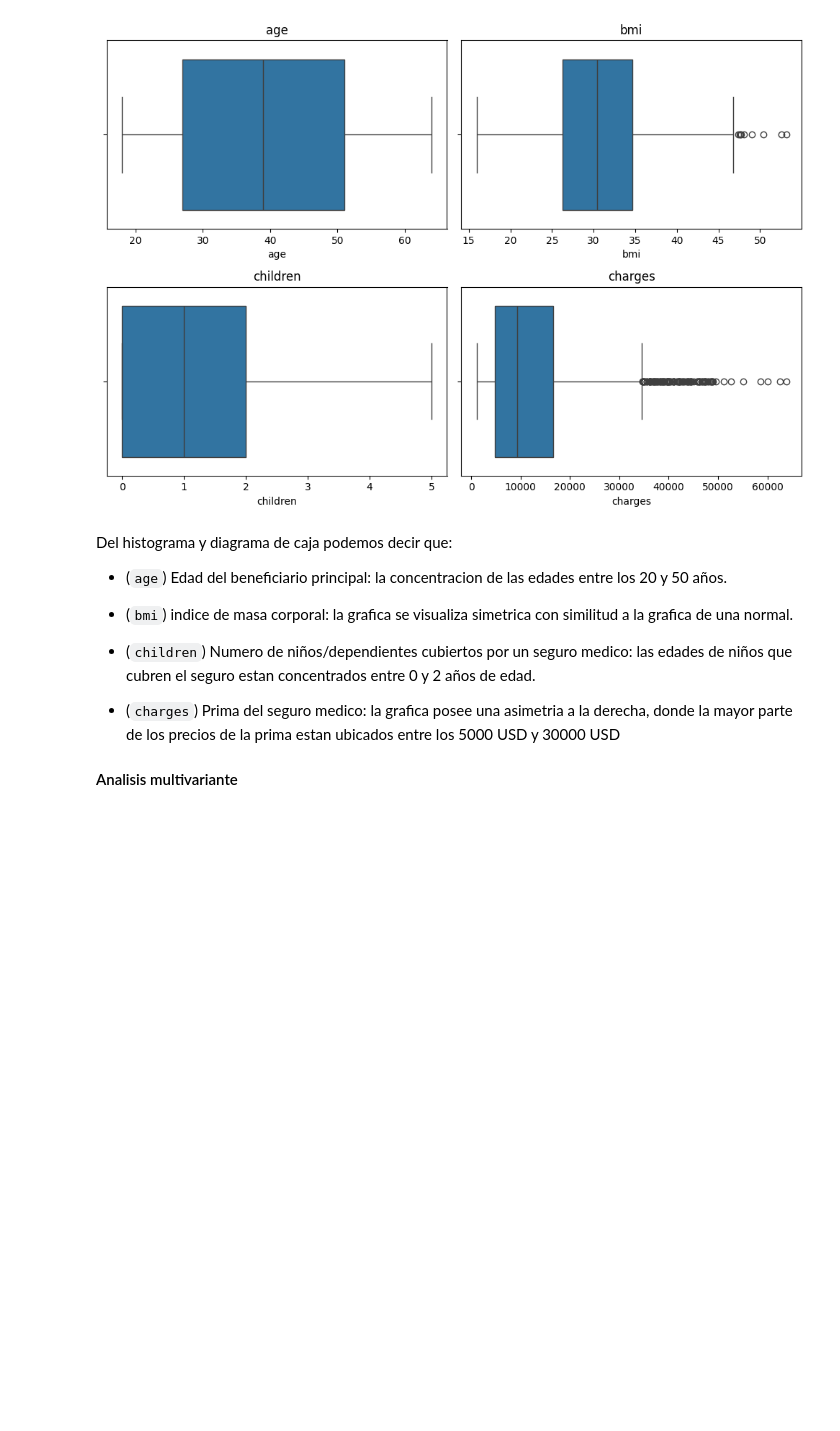
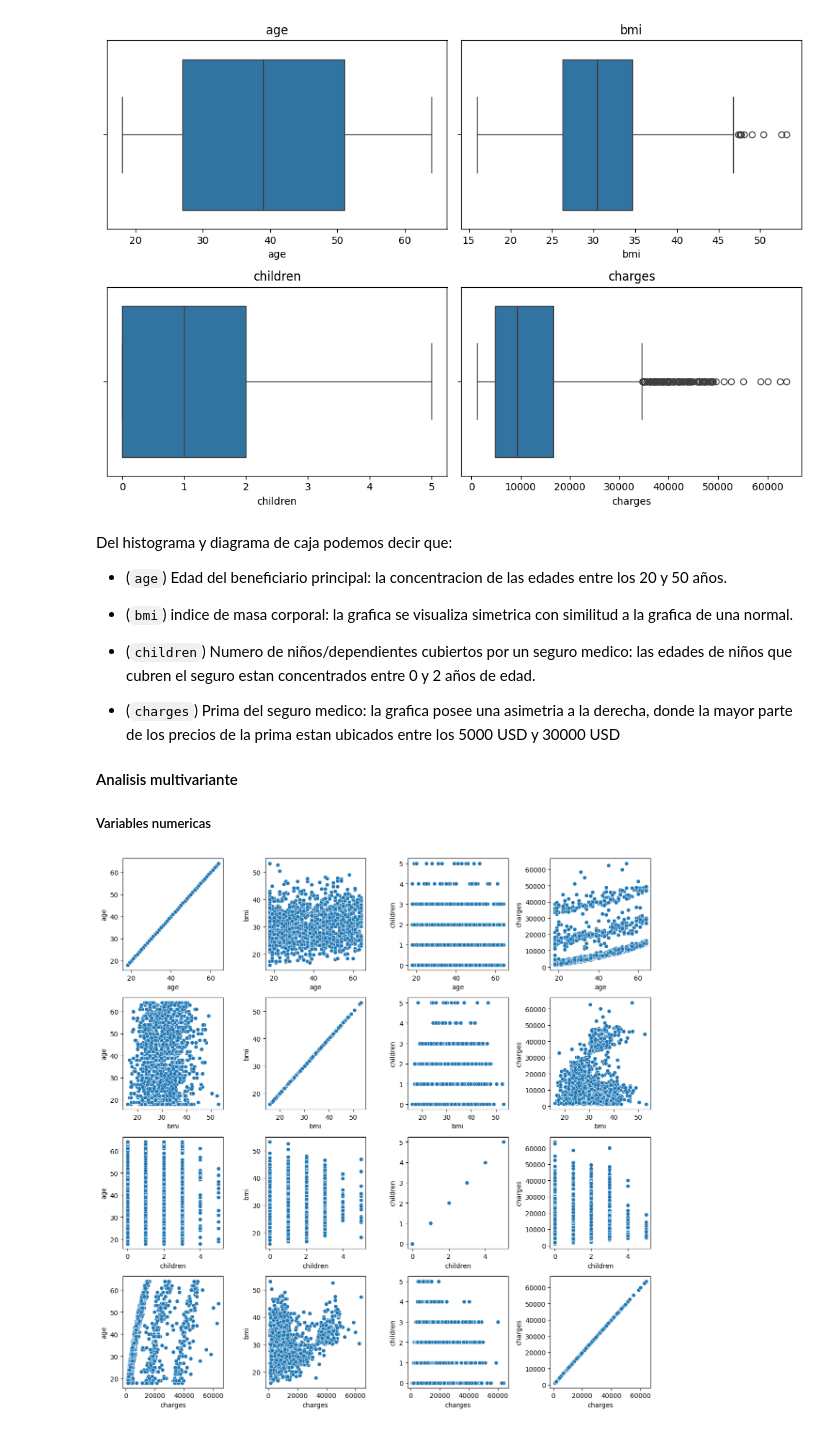
Before and after one commit to pjparreaza/LINEAR_REGRESSION, a Jupyter notebook: src/explore.ipynb, the cells around one changed output. Drawn from its saved outputs; the diff is of its cells as text; code cells hidden in the pictures; blank space fills up the shorter version.

```diff
--- a/src/explore.ipynb
+++ b/src/explore.ipynb
@@ -139,3 +140,23 @@ Del histograma y diagrama de caja podemos decir que:
 
 
 #### Analisis multivariante
+
+##### Variables numericas
+# %%
+
+# Crear una figura con subplots para cada par de variables
+fig, axes = plt.subplots(len(numeric_vars), len(numeric_vars), figsize=(12, 12))
+
+# Análisis numérico-numérico
+for i, var1 in enumerate(numeric_vars):
+    for j, var2 in enumerate(numeric_vars):
+        # Crear un scatter plot en cada subplot
+        sns.scatterplot(data=total_data, x=var1, y=var2, ax=axes[i, j])
+        axes[i, j].set_xlabel(var1)
+        axes[i, j].set_ylabel(var2)
+
+# Ajustar el diseño y mostrar el gráfico
+plt.tight_layout()
+plt.show()
+# %% [output]
+[figure, added]
```
Also changed, not shown: parts of 10 cells of this notebook.
